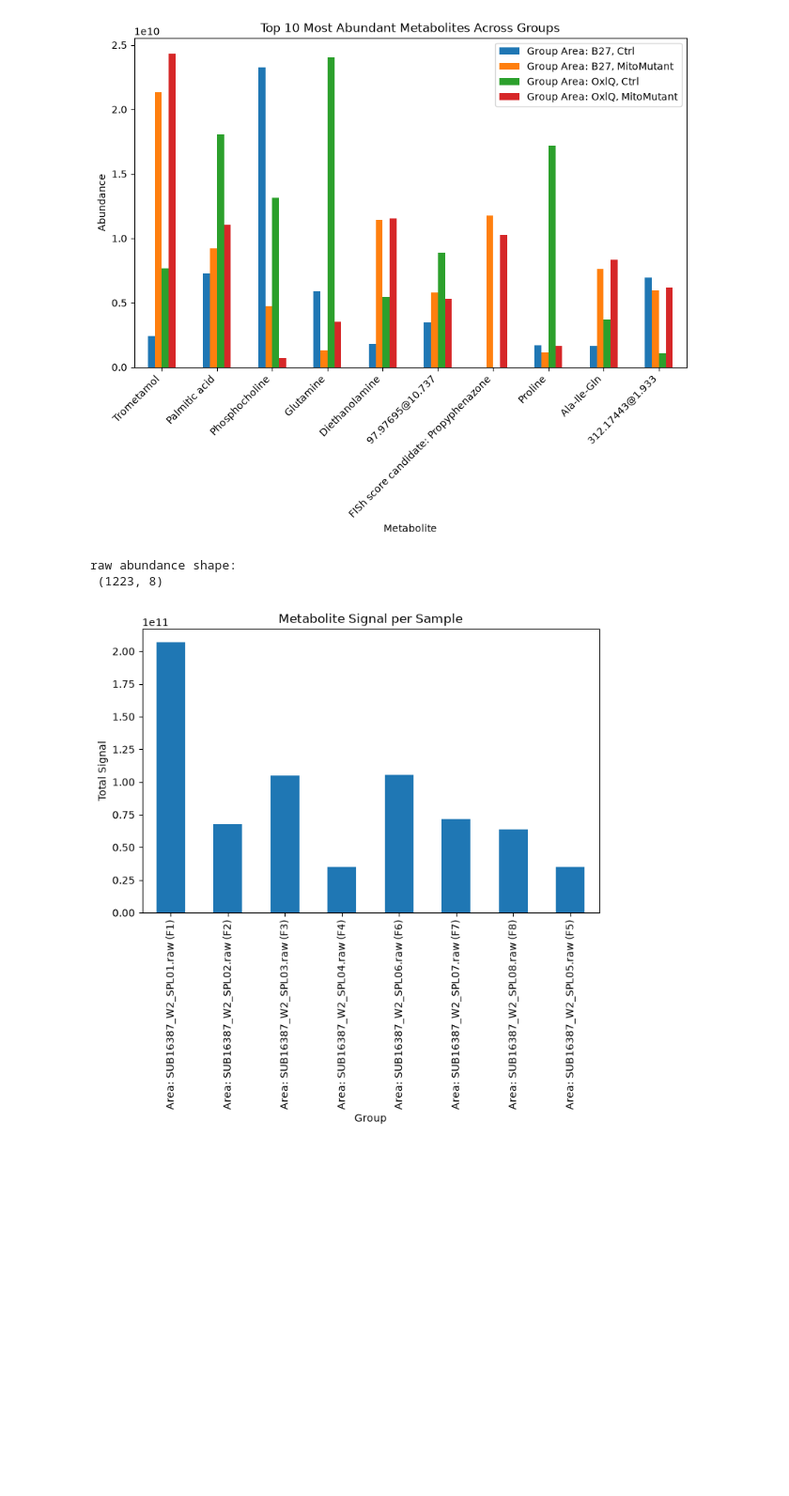
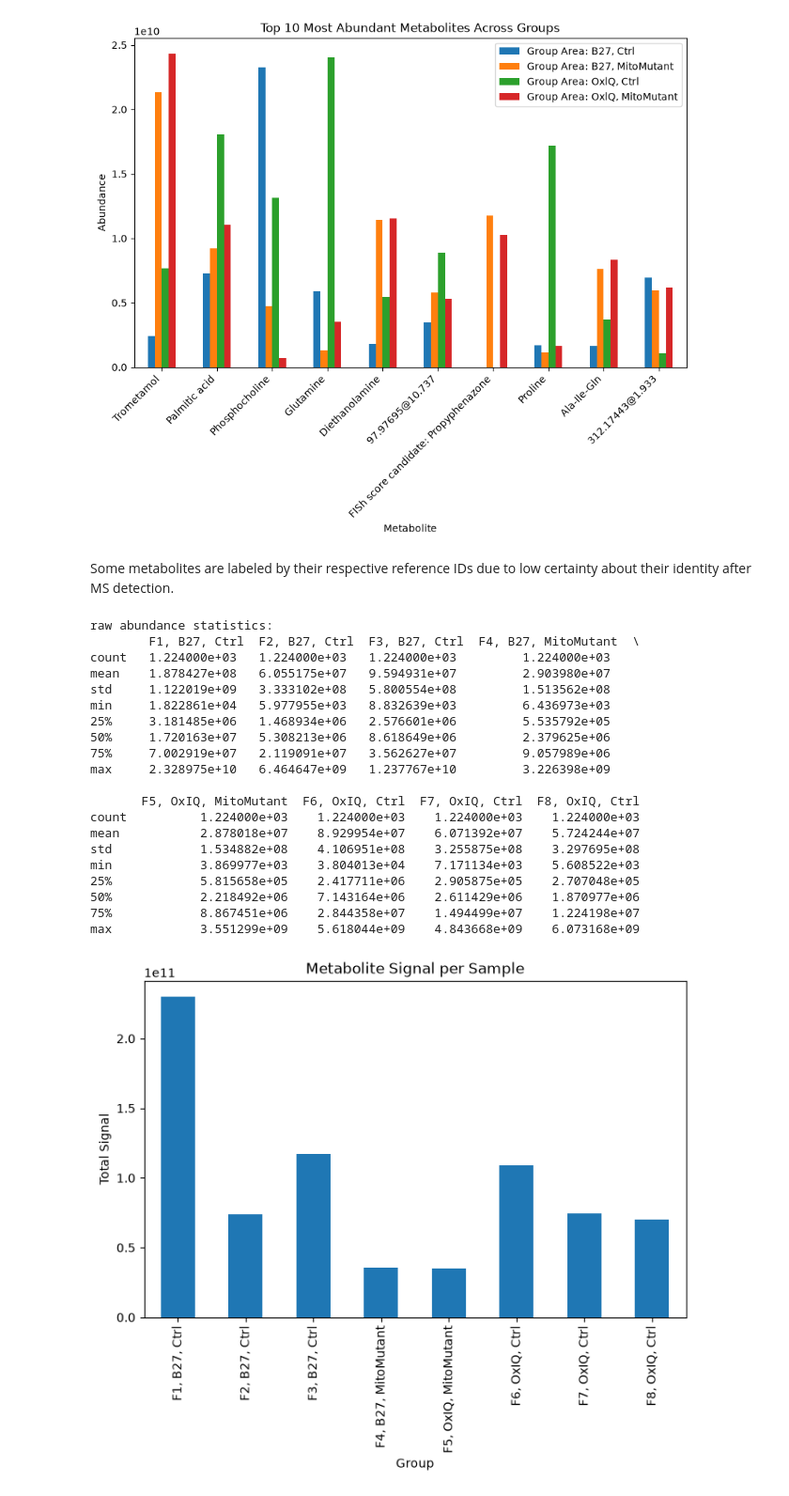
Before and after one commit to safazaidmalik/metabolomics_vis, a Jupyter notebook: metabolomics_eda.ipynb, the cells around one changed output. Shown at 94% size. Cells and saved outputs as stored; diff of their text form; code cells hidden in the pictures; blank space fills up the shorter version.

Commit message:
Adding after saving changes

```diff
--- a/metabolomics_eda.ipynb
+++ b/metabolomics_eda.ipynb
@@ -64,0 +82,13 @@ Untargeted data
+# %%
+df.rename(columns={'Area: SUB16387_W2_SPL01.raw (F1)': 'F1, B27, Ctrl',
+                'Area: SUB16387_W2_SPL02.raw (F2)':'F2, B27, Ctrl',
+                'Area: SUB16387_W2_SPL03.raw (F3)':'F3, B27, Ctrl',
+                'Area: SUB16387_W2_SPL04.raw (F4)':'F4, B27, MitoMutant',
+                'Area: SUB16387_W2_SPL05.raw (F5)':'F5, OxIQ, MitoMutant',
+                'Area: SUB16387_W2_SPL06.raw (F6)':'F6, OxIQ, Ctrl',
+                'Area: SUB16387_W2_SPL07.raw (F7)':'F7, OxIQ, Ctrl',
+                'Area: SUB16387_W2_SPL08.raw (F8)':'F8, OxIQ, Ctrl'},
+           inplace=True)
+print("Renamed columns:\n", df.columns)
+df[['F1, B27, Ctrl']].head(3)
+# df.head(3)
@@ -188,40 +218,73 @@ plt.xticks([0, 1, 2, 3, 4, 5, 6, 7, 8, 9], labels=xvalues, rotation=45, ha='righ
 plt.show()
 # %% [output]
 [figure]
+# %% [markdown]
+Some metabolites are labeled by their respective reference IDs due to low certainty about their identity after MS detection.
 # %%
-# import matplotlib.pyplot as plt
 # Abundance matrix for each sample group
-raw_abundance = df[["Area: SUB16387_W2_SPL01.raw (F1)",
-                "Area: SUB16387_W2_SPL02.raw (F2)",
-                "Area: SUB16387_W2_SPL03.raw (F3)",
-                "Area: SUB16387_W2_SPL04.raw (F4)",
-                "Area: SUB16387_W2_SPL06.raw (F6)",
-                "Area: SUB16387_W2_SPL07.raw (F7)",
-                "Area: SUB16387_W2_SPL08.raw (F8)",
-                "Area: SUB16387_W2_SPL05.raw (F5)"
+
+'''
+df.rename(columns={'Area: SUB16387_W2_SPL01.raw (F1)': 'F1, B27, Ctrl',
+                'Area: SUB16387_W2_SPL02.raw (F2)':'F2, B27, Ctrl',
+                'Area: SUB16387_W2_SPL03.raw (F3)':'F3, B27, Ctrl',
+                'Area: SUB16387_W2_SPL04.raw (F4)':'F4, B27, MitoMutant',
+                'Area: SUB16387_W2_SPL05.raw (F5)':'F5, OxIQ, MitoMutant',
+                'Area: SUB16387_W2_SPL06.raw (F6)':'F6, OxIQ, Ctrl',
+                'Area: SUB16387_W2_SPL07.raw (F7)':'F7, OxIQ, Ctrl',
+                'Area: SUB16387_W2_SPL08.raw (F8)':'F8, OxIQ, Ctrl'},
+           inplace=True)
+'''
+
+raw_abundance = df[["F1, B27, Ctrl",
+                "F2, B27, Ctrl",
+                "F3, B27, Ctrl",
+                "F4, B27, MitoMutant",
+                "F5, OxIQ, MitoMutant",
+                "F6, OxIQ, Ctrl",
+                "F7, OxIQ, Ctrl",
+                "F8, OxIQ, Ctrl"
             ]]
+
 
 # print(raw_abundance.head(3))
 
 # Examine raw sample intensity
-# print("raw abundance statistics:\n", raw_abundance.describe())
-print("raw abundance shape:\n", raw_abundance.shape)
+print("raw abundance statistics:\n", raw_abundance.describe())
+# print("raw abundance shape:\n", raw_abundance.shape)
 
 # median signal is already provided in the source data in these columns
 sample = raw_abundance.sum(axis=0)
 # print("Sample totals:\n", sample)
 sample.plot(
     kind='bar',
     title='Metabolite Signal per Sample',
     ylabel='Total Signal',
     xlabel='Group',
     figsize=(8,5)
 )
 plt.show()
 # %% [output]
-raw abundance shape:
- (1223, 8)
+raw abundance statistics:
+        F1, B27, Ctrl  F2, B27, Ctrl  F3, B27, Ctrl  F4, B27, MitoMutant  \
+count   1.224000e+03   1.224000e+03   1.224000e+03         1.224000e+03
+mean    1.878427e+08   6.055175e+07   9.594931e+07         2.903980e+07
+std     1.122019e+09   3.333102e+08   5.800554e+08         1.513562e+08
+min     1.822861e+04   5.977955e+03   8.832639e+03         6.436973e+03
+25%     3.181485e+06   1.468934e+06   2.576601e+06         5.535792e+05
+50%     1.720163e+07   5.308213e+06   8.618649e+06         2.379625e+06
+75%     7.002919e+07   2.119091e+07   3.562627e+07         9.057989e+06
+max     2.328975e+10   6.464647e+09   1.237767e+10         3.226398e+09
+
+       F5, OxIQ, MitoMutant  F6, OxIQ, Ctrl  F7, OxIQ, Ctrl  F8, OxIQ, Ctrl
+count          1.224000e+03    1.224000e+03    1.224000e+03    1.224000e+03
+mean           2.878018e+07    8.929954e+07    6.071392e+07    5.724244e+07
+std            1.534882e+08    4.106951e+08    3.255875e+08    3.297695e+08
+min            3.869977e+03    3.804013e+04    7.171134e+03    5.608522e+03
+25%            5.815658e+05    2.417711e+06    2.905875e+05    2.707048e+05
+50%            2.218492e+06    7.143164e+06    2.611429e+06    1.870977e+06
+75%            8.867451e+06    2.844358e+07    1.494499e+07    1.224198e+07
+max            3.551299e+09    5.618044e+09    4.843668e+09    6.073168e+09
-[figure, old version]
+[figure, new version]
 # %%
 import seaborn as sns
 import matplotlib.pyplot as plt
```
Also changed, not shown: parts of 11 cells of this notebook.
